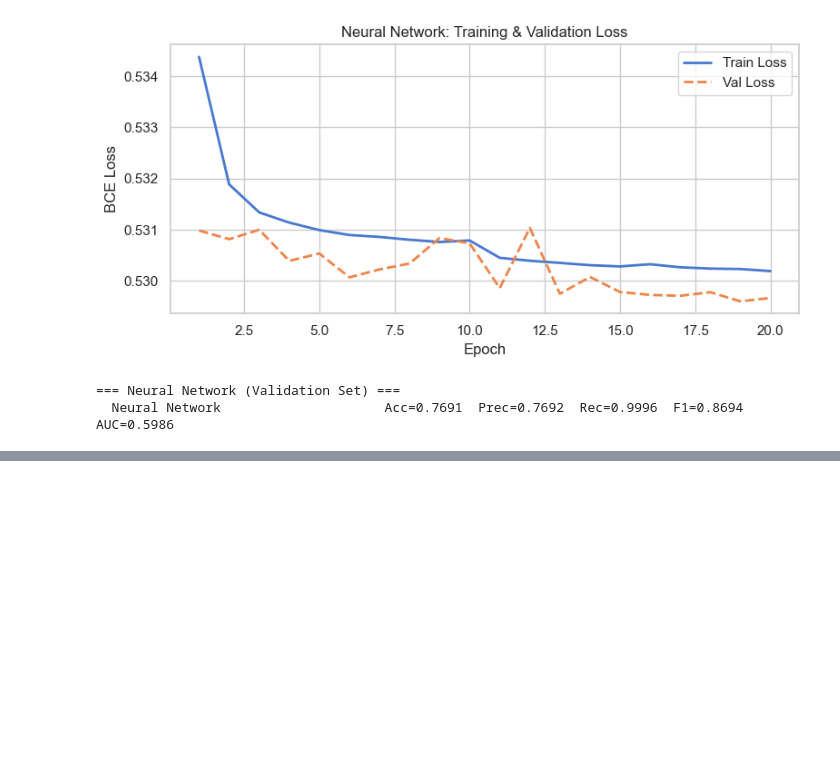
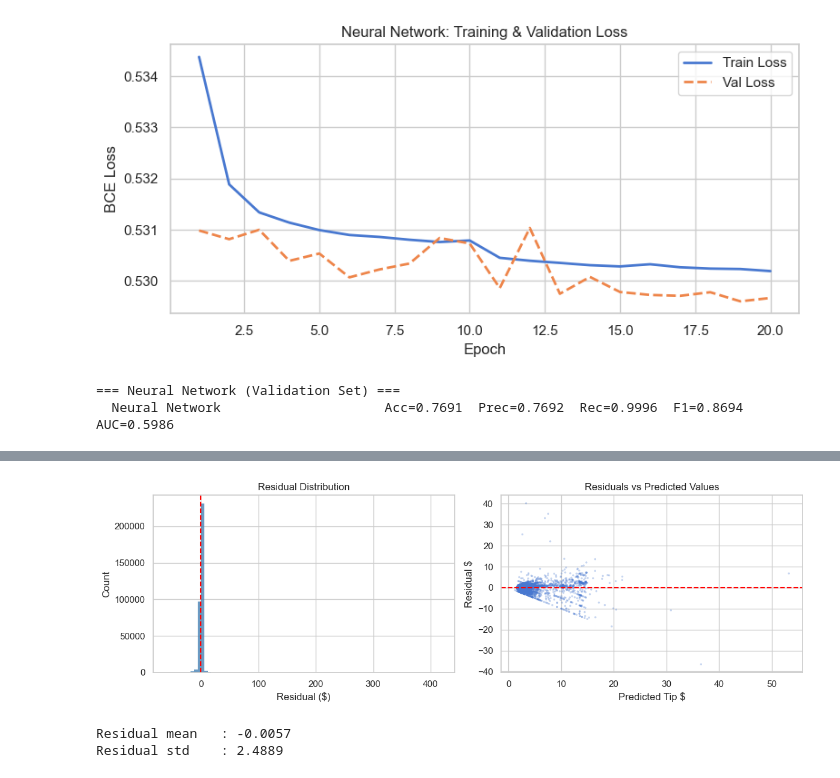
Before and after one commit to kieron-s/Comp3610-Assignment2, a Jupyter notebook: assignment2.ipynb, the cells around one changed output, grey strips where cells are left out. Drawn from its saved outputs; the diff is of its cells as text; code cells hidden in the pictures; blank space fills up the shorter version.

```diff
--- a/assignment2.ipynb
+++ b/assignment2.ipynb
@@ -560,0 +675,26 @@ metrics_nn = classification_metrics(y_cls_val, nn_val_pred, nn_val_prob, '  Neur
+# %%
+residuals = y_reg_test.values - rf_reg_test_pred
+fig, axes = plt.subplots(1, 2, figsize=(12, 4))
+
+axes[0].hist(residuals, bins=80, edgecolor='none', color='steelblue', alpha=0.8)
+axes[0].axvline(0, color='red', linestyle='--', linewidth=1.5)
+axes[0].set_xlabel('Residual ($)')
+axes[0].set_ylabel('Count')
+axes[0].set_title('Residual Distribution')
+
+axes[1].scatter(rf_reg_test_pred[idx], residuals[idx],
+                alpha=0.3, s=6, edgecolors='none')
+axes[1].axhline(0, color='red', linestyle='--', linewidth=1.5)
+axes[1].set_xlabel('Predicted Tip $')
+axes[1].set_ylabel('Residual $')
+axes[1].set_title('Residuals vs Predicted Values')
+
+plt.tight_layout()
+plt.show()
+
+print(f'Residual mean   : {residuals.mean():.4f}')
+print(f'Residual std    : {residuals.std():.4f}')
+# %% [output]
+[figure, added]
+Residual mean   : -0.0057
+Residual std    : 2.4889
```
Also changed, not shown: parts of 12 cells of this notebook.
